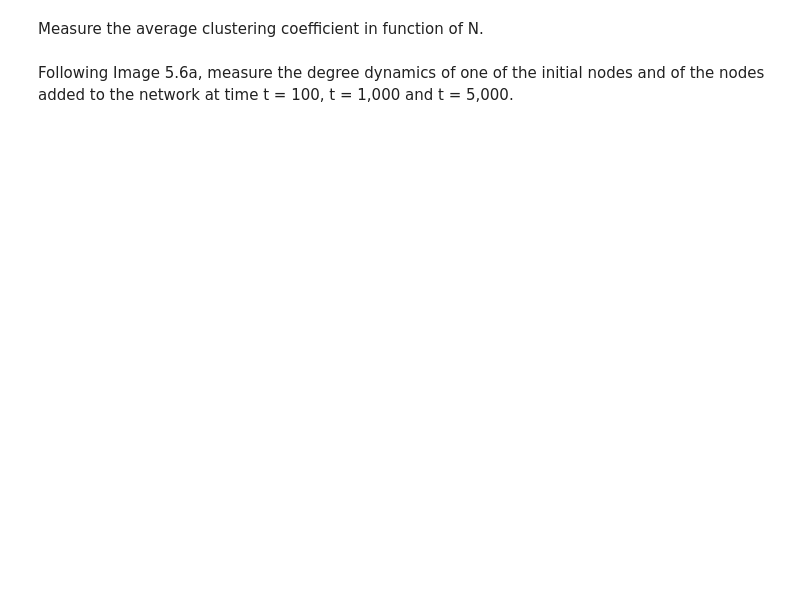
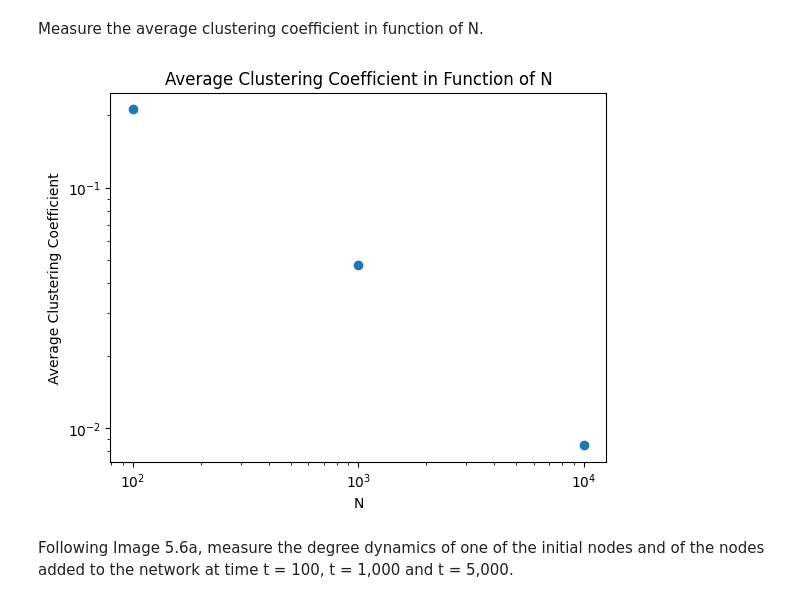
Before and after one commit to ibringfaith/network-science-book-homework, a Jupyter notebook: chapter-five/question_one.ipynb, the cells around one changed output. Cells and saved outputs as stored; diff of their text form; code cells hidden in the pictures; blank space fills up the shorter version.

Commit message:
Measure the average clustering coefficient in function of N.

```diff
--- a/chapter-five/question_one.ipynb
+++ b/chapter-five/question_one.ipynb
@@ -97,4 +135,20 @@ Plot together the cumulative degree distributions at intermediate steps.
 # %% [markdown]
 Measure the average clustering coefficient in function of N.
+# %%
+avg_clustering_coeff_list = []
+
+for N in N_list:
+    avg_clustering_coeff = (math.pow(math.log(N), 2)) / N
+    avg_clustering_coeff_list.append(avg_clustering_coeff)
+
+plt.scatter(N_list, avg_clustering_coeff_list)
+plt.title("Average Clustering Coefficient in Function of N")
+plt.ylabel("Average Clustering Coefficient")
+plt.xlabel("N")
+plt.xscale("log")
+plt.yscale("log")
+plt.show()
+# %% [output]
+[figure, added]
 # %% [markdown]
 Following Image 5.6a, measure the degree dynamics of one of the initial nodes and of the nodes added to the network at time t = 100, t = 1,000 and t = 5,000.
```
Also changed, not shown: parts of 10 cells of this notebook.
